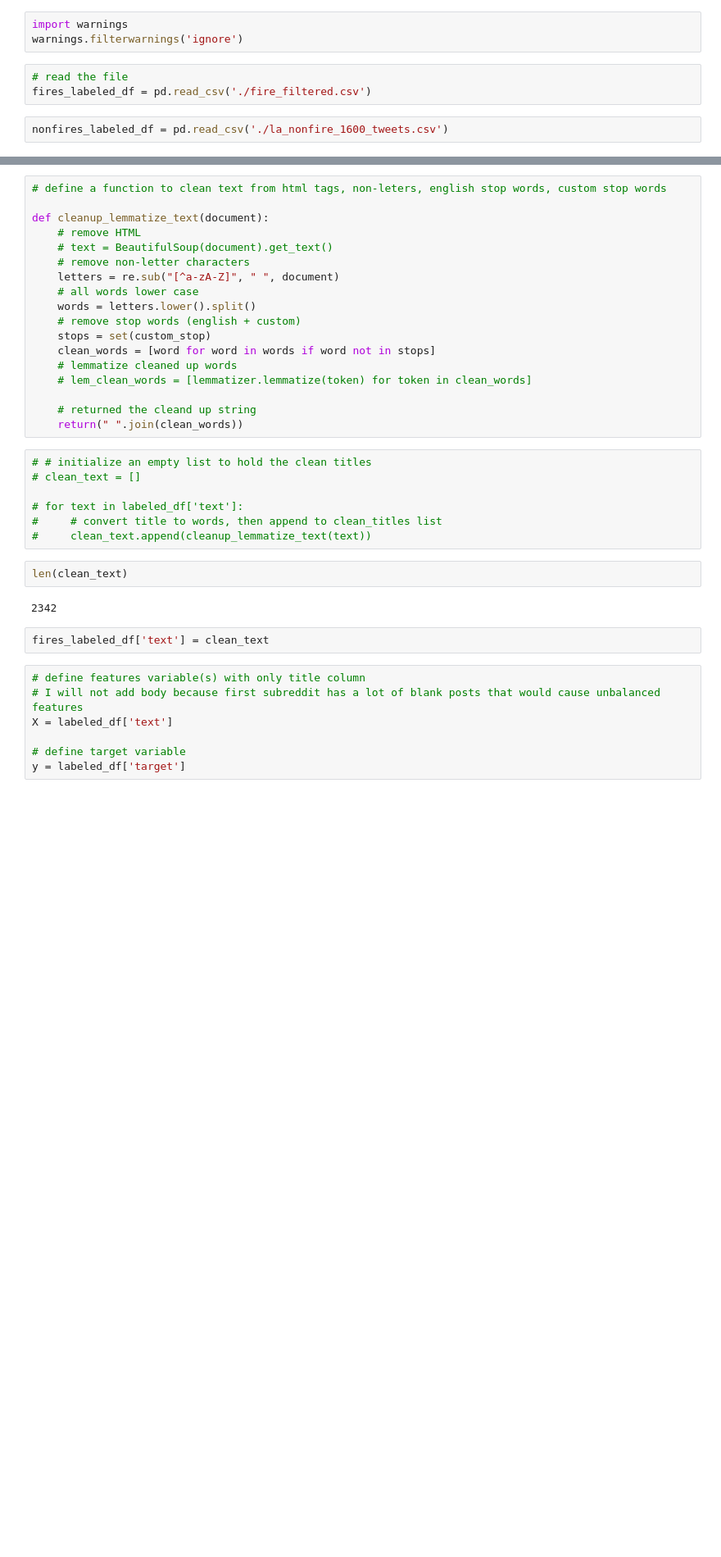
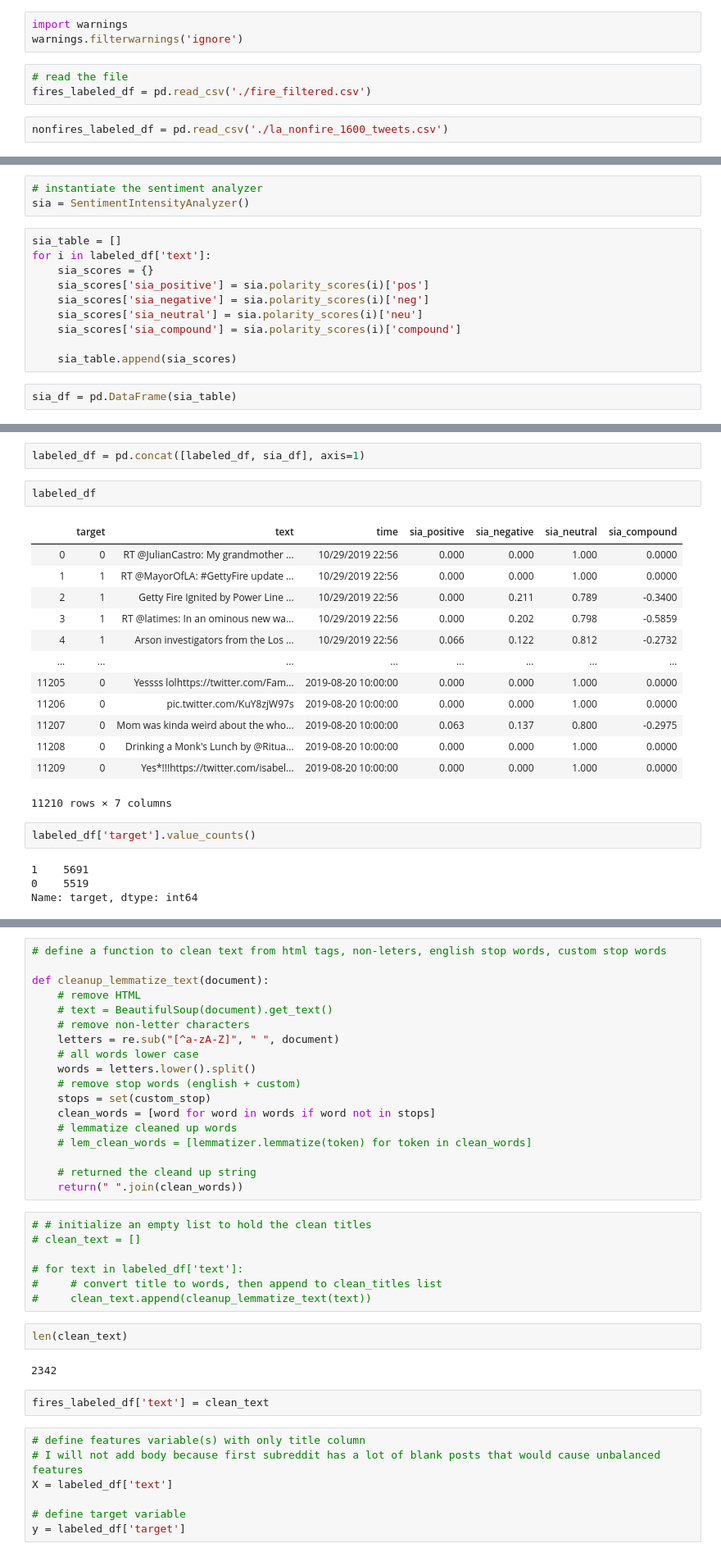
Before and after one commit to mayjordata/Project-TeamAlert, a Jupyter notebook: Model.ipynb, the cells around one changed output, grey strips where cells are left out. Shown: that part at 82% size. Cells and saved outputs as stored; diff of their text form; blank space fills up the shorter version.

```diff
--- a/Model.ipynb
+++ b/Model.ipynb
@@ -108,0 +130,15 @@ labeled_df
+# %%
+# instantiate the sentiment analyzer
+sia = SentimentIntensityAnalyzer()
+# %%
+sia_table = []
+for i in labeled_df['text']:
+    sia_scores = {}
+    sia_scores['sia_positive'] = sia.polarity_scores(i)['pos']
+    sia_scores['sia_negative'] = sia.polarity_scores(i)['neg']
+    sia_scores['sia_neutral'] = sia.polarity_scores(i)['neu']
+    sia_scores['sia_compound'] = sia.polarity_scores(i)['compound']
+
+    sia_table.append(sia_scores)
+# %%
+sia_df = pd.DataFrame(sia_table)
@@ -109,3 +163,27 @@ labeled_df
+# %%
+labeled_df = pd.concat([labeled_df, sia_df], axis=1)
+# %%
+labeled_df
+# %% [output]
+|  | target | text | time | sia_positive | sia_negative | sia_neutral | sia_compound |
+| 0 | 0 | RT @JulianCastro: My grandmother ... | 10/29/2019 22:56 | 0.000 | 0.000 | 1.000 | 0.0000 |
+| 1 | 1 | RT @MayorOfLA: #GettyFire update ... | 10/29/2019 22:56 | 0.000 | 0.000 | 1.000 | 0.0000 |
+| 2 | 1 | Getty Fire Ignited by Power Line ... | 10/29/2019 22:56 | 0.000 | 0.211 | 0.789 | -0.3400 |
+| 3 | 1 | RT @latimes: In an ominous new wa... | 10/29/2019 22:56 | 0.000 | 0.202 | 0.798 | -0.5859 |
+| 4 | 1 | Arson investigators from the Los ... | 10/29/2019 22:56 | 0.066 | 0.122 | 0.812 | -0.2732 |
+| ... | ... | ... | ... | ... | ... | ... | ... |
+| 11205 | 0 | Yessss lolhttps://twitter.com/Fam... | 2019-08-20 10:00:00 | 0.000 | 0.000 | 1.000 | 0.0000 |
+| 11206 | 0 | pic.twitter.com/KuY8zjW97s | 2019-08-20 10:00:00 | 0.000 | 0.000 | 1.000 | 0.0000 |
+| 11207 | 0 | Mom was kinda weird about the who... | 2019-08-20 10:00:00 | 0.063 | 0.137 | 0.800 | -0.2975 |
+| 11208 | 0 | Drinking a Monk's Lunch by @Ritua... | 2019-08-20 10:00:00 | 0.000 | 0.000 | 1.000 | 0.0000 |
+| 11209 | 0 | Yes*!!!https://twitter.com/isabel... | 2019-08-20 10:00:00 | 0.000 | 0.000 | 1.000 | 0.0000 |
+11210 rows × 7 columns
+# %%
+labeled_df['target'].value_counts()
+# %% [output]
+1    5691
+0    5519
+Name: target, dtype: int64
 # %%
 labeled_df.isnull().sum()
 # %% [output]
```
Also changed, not shown: parts of 35 cells of this notebook, 2 other files.
